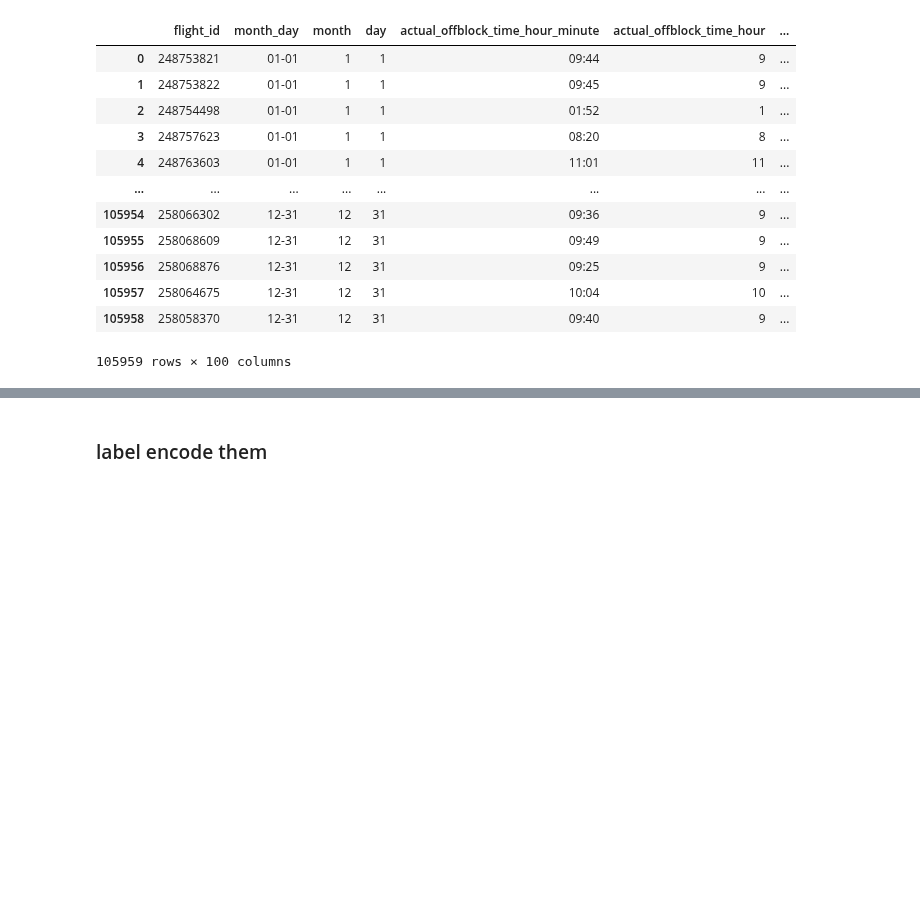
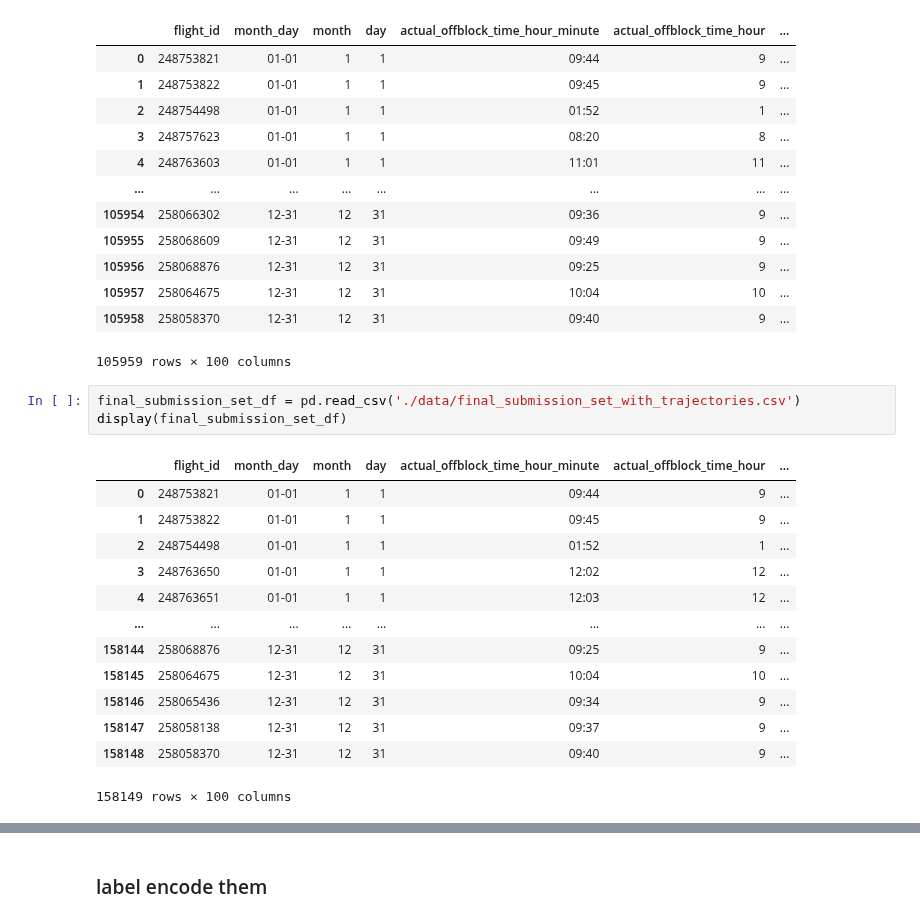
Before and after one commit to MohammedGuniem/PRC-Challenge, a Jupyter notebook: notebooks/05_label_encode.ipynb, the cells around one changed output, grey strips where cells are left out. Cells and saved outputs as stored; diff of their text form; blank space fills up the shorter version.

```diff
--- a/notebooks/05_label_encode.ipynb
+++ b/notebooks/05_label_encode.ipynb
@@ -40,4 +40,21 @@ display(submission_set_df)
 | 105957 | 258064675 | 12-31 | 12 | 31 | 10:04 | 10 | ... |
 | 105958 | 258058370 | 12-31 | 12 | 31 | 09:40 | 9 | ... |
 105959 rows × 100 columns
+# %%
+final_submission_set_df = pd.read_csv('./data/final_submission_set_with_trajectories.csv')
+display(final_submission_set_df)
+# %% [output]
+|  | flight_id | month_day | month | day | actual_offblock_time_hour_minute | actual_offblock_time_hour | ... |
+| 0 | 248753821 | 01-01 | 1 | 1 | 09:44 | 9 | ... |
+| 1 | 248753822 | 01-01 | 1 | 1 | 09:45 | 9 | ... |
+| 2 | 248754498 | 01-01 | 1 | 1 | 01:52 | 1 | ... |
+| 3 | 248763650 | 01-01 | 1 | 1 | 12:02 | 12 | ... |
+| 4 | 248763651 | 01-01 | 1 | 1 | 12:03 | 12 | ... |
+| ... | ... | ... | ... | ... | ... | ... | ... |
+| 158144 | 258068876 | 12-31 | 12 | 31 | 09:25 | 9 | ... |
+| 158145 | 258064675 | 12-31 | 12 | 31 | 10:04 | 10 | ... |
+| 158146 | 258065436 | 12-31 | 12 | 31 | 09:34 | 9 | ... |
+| 158147 | 258058138 | 12-31 | 12 | 31 | 09:37 | 9 | ... |
+| 158148 | 258058370 | 12-31 | 12 | 31 | 09:40 | 9 | ... |
+158149 rows × 100 columns
 # %%
```
Also changed, not shown: parts of 6 cells of this notebook, 10 other files.
